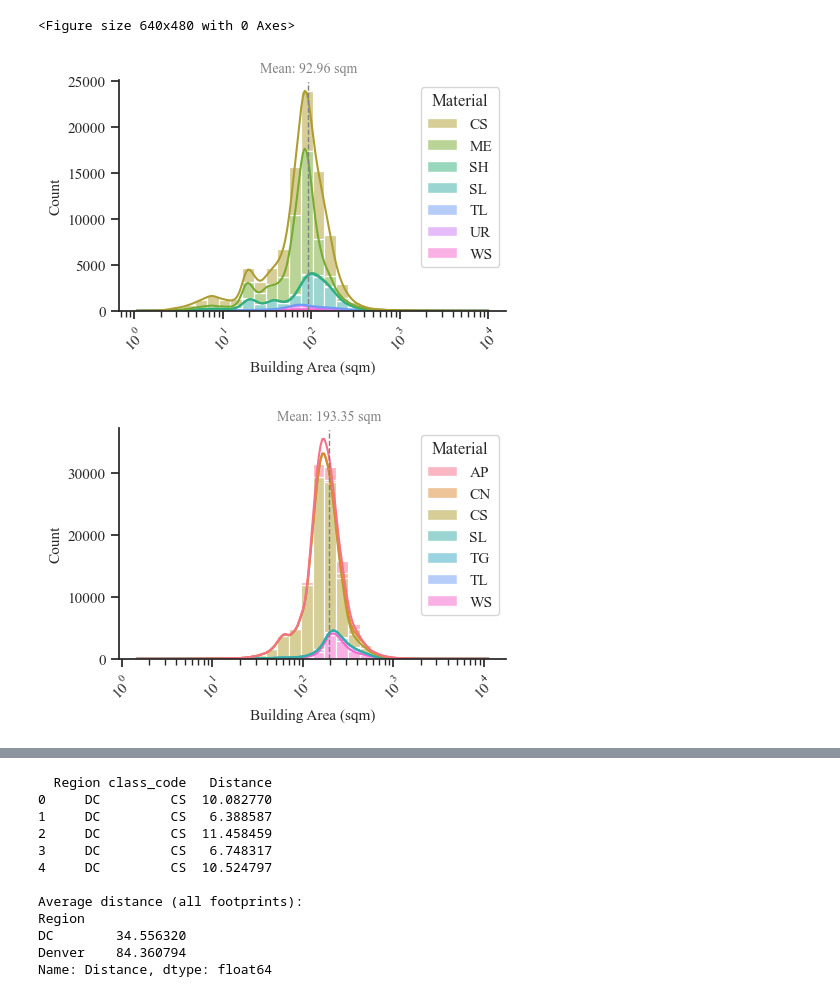
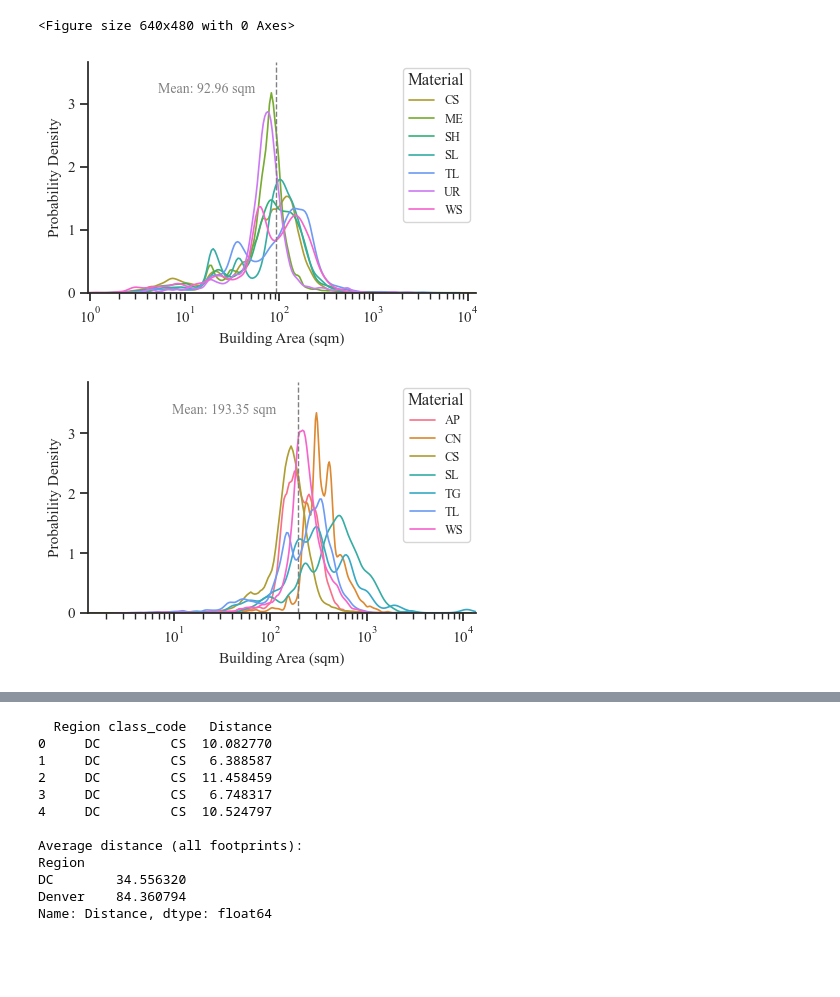
Before and after one commit to maxwellCcook/rooftop-mapping, a Jupyter notebook: code/_manuscript_figures.ipynb, the cells around one changed output, grey strips where cells are left out. Drawn from its saved outputs; the diff is of its cells as text; code cells hidden in the pictures; blank space fills up the shorter version.

Commit message:
Minor updates to manuscript figures for submission

```diff
--- a/code/_manuscript_figures.ipynb
+++ b/code/_manuscript_figures.ipynb
@@ -196,61 +194,59 @@ for roi, ref in refs.items():
     f, ax = plt.subplots(figsize=(5, 3))
     sns.despine(f) # remove top and right borders
 
     # Get the color palette
     unique_classes = ref['class_code'].unique()
     region_palette = {cls: color_mapping[cls] for cls in unique_classes if cls in color_mapping}
 
-    # Set the x-axis to logarithmic scale with appropriate ticks
-    ax.xaxis.set_major_formatter(mpl.ticker.ScalarFormatter())
-    ax.set_xticks([0.1, 10, 100, 1000, 10000, 100000])
-    ax.set_yscale('linear')  # Keep the y-axis linear unless you want log scale
-
-    # Create a histogram colored by class_code
-    hist = sns.histplot(
-        data=ref,
-        x="areaUTMsqm",
-        bins=30,
-        log_scale=True,
-        kde=True,
-        hue="class_code",  # Color by class_code
-        multiple="stack",  # Stack the bars for each class
-        palette=region_palette,  # You can use class_palette if you have a custom one
-        legend=True
-    )
+    # Plot the PDFs using kdeplot
+    for cls in unique_classes:
+        subset = ref[ref['class_code'] == cls]
+        sns.kdeplot(
+            data=subset,
+            x="areaUTMsqm",
+            bw_adjust=0.5,  # Adjust smoothing bandwidth if necessary
+            log_scale=True,
+            linewidth=1.2,
+            label=cls,
+            color=region_palette[cls]
+        )
 
     # Calculate the overall mean of 'areaUTMsqft'
     area_mean = ref['areaUTMsqm'].mean() # in sqm
-
     # Add a vertical dotted line for the mean
     ax.axvline(area_mean, color='gray', linestyle='--', linewidth=1)
 
     # Add a text label for the mean
     ax.text(
-        area_mean, ax.get_ylim()[1] * 1.05,  # Position: x=area_mean, y=90% of y-axis limit
+        area_mean * 0.6, ax.get_ylim()[1] * 0.95,  # Shift left by multiplying x by 0.7
         f'Mean: {area_mean:.2f} sqm',
         color='gray',
         fontsize=10,
-        rotation=0,
-        va='center',
-        ha='center',
+        ha='right',  # Align text to the right
         backgroundcolor='white'
     )
 
-    # Retrieve the legend and set the title
-    legend = ax.get_legend()
-    legend.set_title('Material')
+    # Set axis labels
+    plt.xlabel('Building Area (sqm)', fontsize=11)
+    plt.ylabel('Probability Density', fontsize=11)
+    plt.xscale('log')
 
-    # Set labels and title
-    plt.xlabel('Building Area (sqm)', fontsize=11)
-    plt.ylabel('Count', fontsize=11)
-    plt.xticks(rotation=45)  # Rotate x labels if necessary
+    # Dynamically adjust x-axis limits
+    xmin, xmax = ref['areaUTMsqm'].min(), ref['areaUTMsqm'].max()
+    plt.xlim(xmin * 0.9, xmax * 1.2)  # Extend limits slightly
+
+    # Adjust y-axis limits for breathing room
+    ax.set_ylim(bottom=0, top=ax.get_ylim()[1] * 1.1)
+
+    # Add legend inside the plot (upper right)
+    plt.legend(title="Material", loc="upper right", fontsize=9, frameon=True)
 
     # Save the figure
     out_png = os.path.join(projdir,f'figures/Figure1_{roi}_area_dist.png')
     plt.savefig(out_png, dpi=300, bbox_inches='tight')
 
     # Show the plot
     plt.show()
 # %% [output]
-[figure, old version]
+[figure, new version]
-[figure, old version]
+[figure, new version]
```
Also changed, not shown: parts of 10 cells of this notebook, 12 other files.
